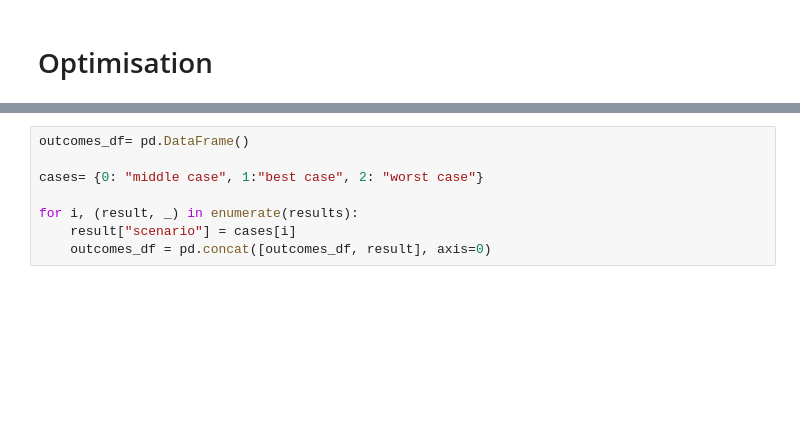
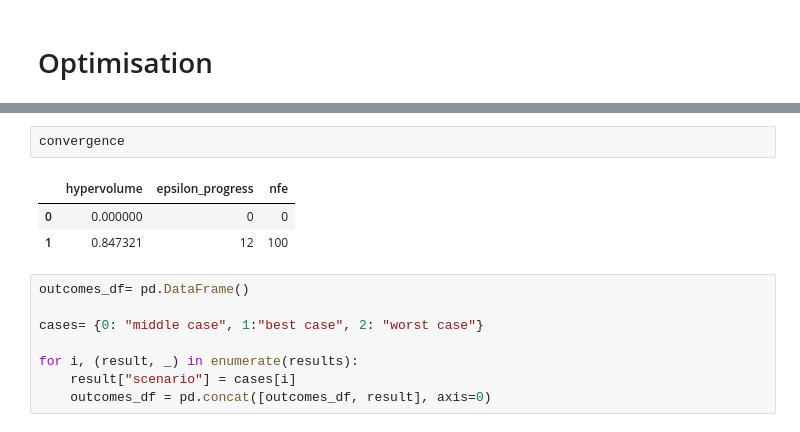
Before and after one commit to Lischip/FabiosDecisions, a Jupyter notebook: epa1361/final assignment/optimisation.ipynb, the cells around one changed output, grey strips where cells are left out. Cells and saved outputs as stored; diff of their text form; blank space fills up the shorter version.

```diff
--- a/epa1361/final assignment/optimisation.ipynb
+++ b/epa1361/final assignment/optimisation.ipynb
@@ -144,3 +151,9 @@ plt.show()
+# %%
+convergence
+# %% [output]
+|  | hypervolume | epsilon_progress | nfe |
+| 0 | 0.000000 | 0 | 0 |
+| 1 | 0.847321 | 12 | 100 |
 # %%
 outcomes_df= pd.DataFrame()
 
```
Also changed, not shown: parts of 2 cells of this notebook.
